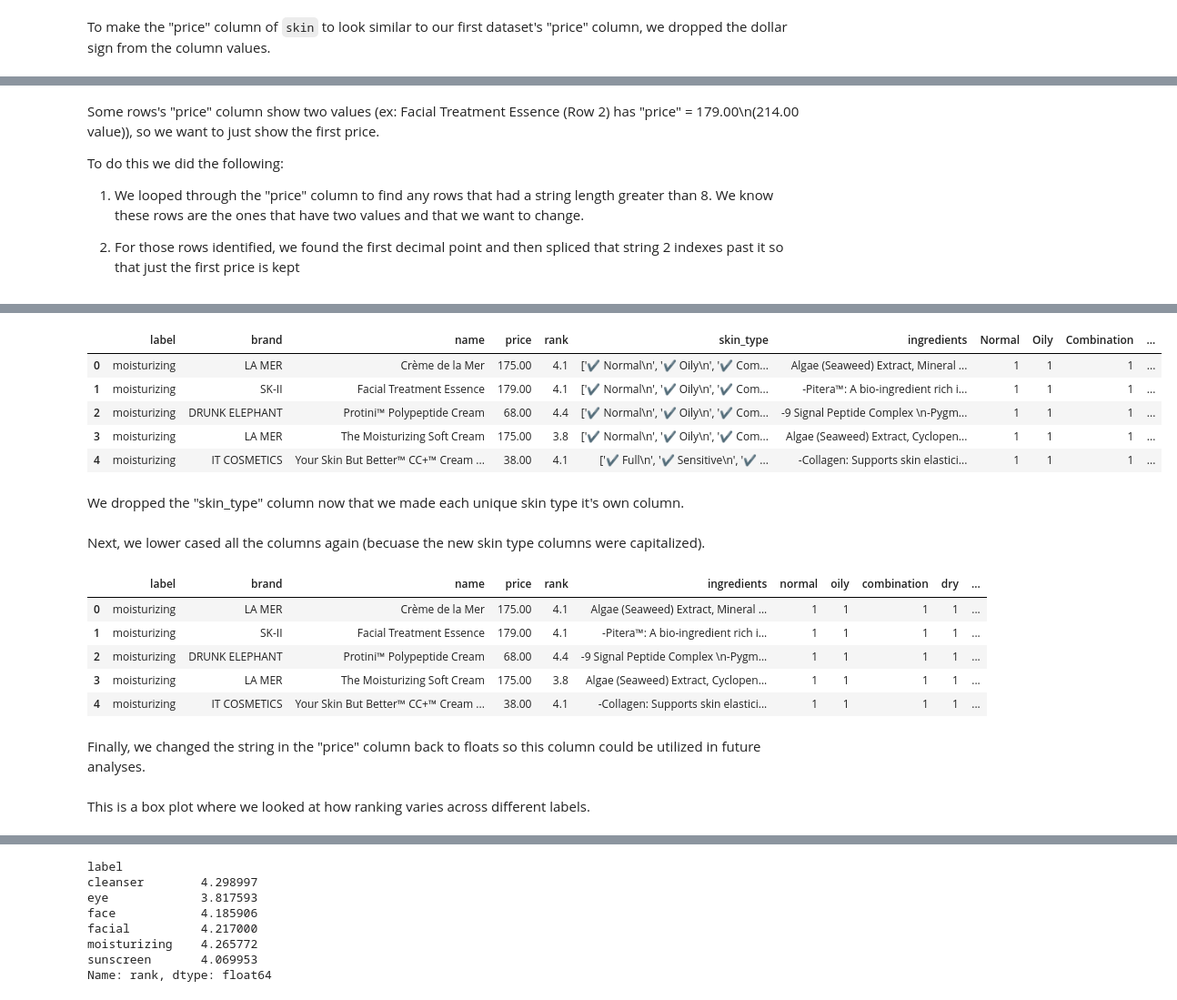
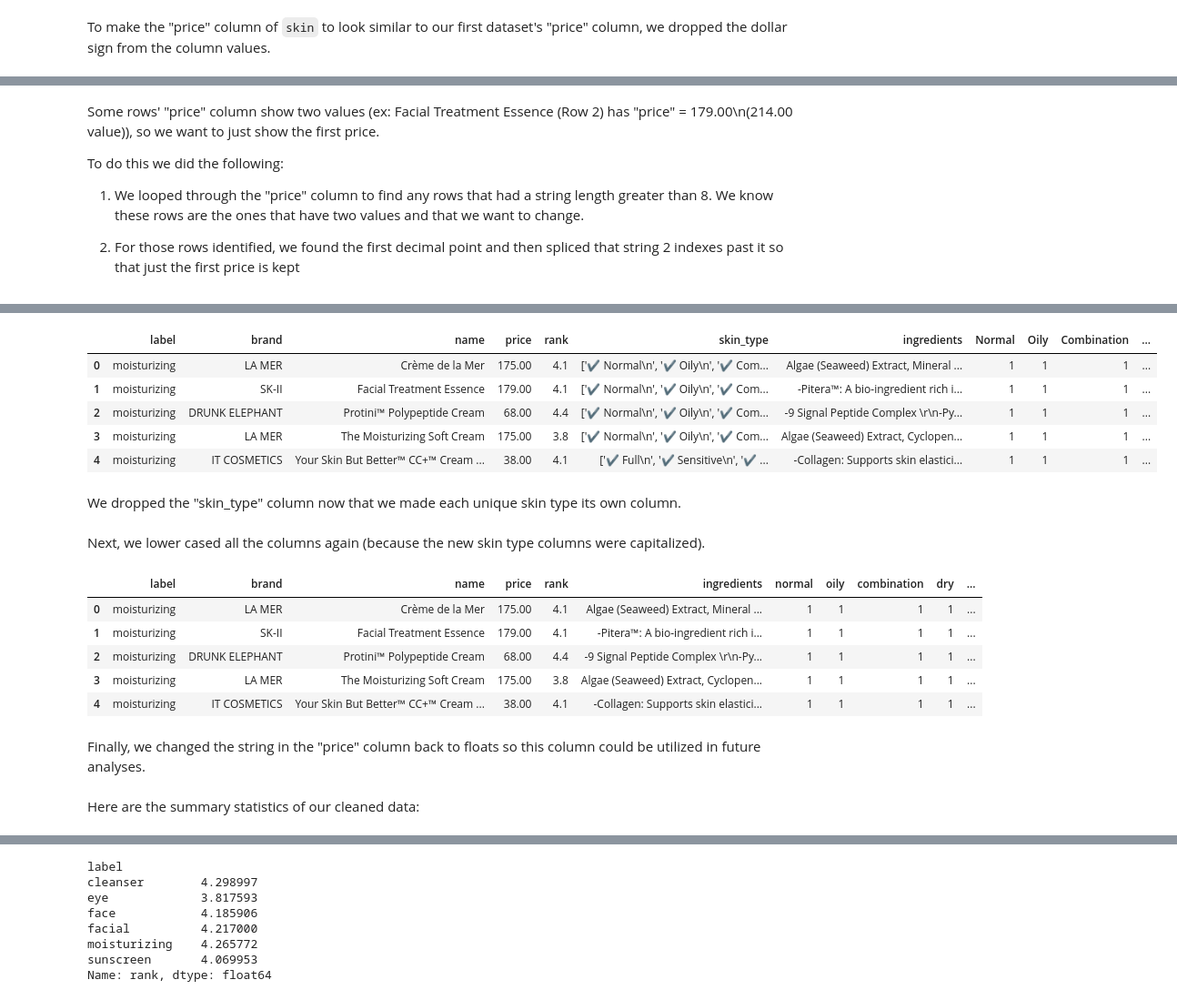
Before and after one commit to elitagao/info2950, a Jupyter notebook: INFO2950 Project.ipynb, the cells around one changed output, grey strips where cells are left out. Shown at 91% size. Drawn from its saved outputs; the diff is of its cells as text; code cells hidden in the pictures.

```diff
--- a/INFO2950 Project.ipynb
+++ b/INFO2950 Project.ipynb
@@ -258,13 +455,13 @@ skin.head()
 | 3 | moisturizing | LA MER | The Moisturizing Soft Cream | 175.00 | 3.8 | ['✔ Normal\n', '✔ Oily\n', '✔ Com... | Algae (Seaweed) Extract, Cyclopen... | 1 | 1 | 1 | ... |
 | 4 | moisturizing | IT COSMETICS | Your Skin But Better™ CC+™ Cream ... | 38.00 | 4.1 | ['✔ Full\n', '✔ Sensitive\n', '✔ ... | -Collagen: Supports skin elastici... | 1 | 1 | 1 | ... |
 # %% [markdown]
-Some rows's "price" column show two values (ex: Facial Treatment Essence (Row 2) has "price" = 179.00\n(214.00 value)), so we want to just show the first price.
+Some rows' "price" column show two values (ex: Facial Treatment Essence (Row 2) has "price" = 179.00\n(214.00 value)), so we want to just show the first price.
 
 To do this we did the following:
 
-1) We looped through the "price" column to find any rows that had a string length greater than 8. We know these rows are the ones that have two values and that we want to change.
+1. We looped through the "price" column to find any rows that had a string length greater than 8. We know these rows are the ones that have two values and that we want to change.
 
-2) For those rows identified, we found the first decimal point and then spliced that string 2 indexes past it so that just the first price is kept
+2. For those rows identified, we found the first decimal point and then spliced that string 2 indexes past it so that just the first price is kept
 # %%
 # 1) look through "price" to find rows with string length greater than 8. Print value and row number.
 skin['price'] = skin['price'].astype(str)
@@ -295,27 +492,27 @@ for x in skin['price']:
 # %%
 # 2) find decimal and splice
 step=-1
 for x in skin['price']:
     step+=1
-    if len(x)>7:
+    if len(x)>8:
         first_dec=skin.loc[step,'price'].find('.')
         skin.loc[step,'price']= skin.loc[step,'price'][:(first_dec+3)]
 
 
 skin.head()
 # %% [output]
 |  | label | brand | name | price | rank | skin_type | ingredients | Normal | Oily | Combination | ... |
 | 0 | moisturizing | LA MER | Crème de la Mer | 175.00 | 4.1 | ['✔ Normal\n', '✔ Oily\n', '✔ Com... | Algae (Seaweed) Extract, Mineral ... | 1 | 1 | 1 | ... |
 | 1 | moisturizing | SK-II | Facial Treatment Essence | 179.00 | 4.1 | ['✔ Normal\n', '✔ Oily\n', '✔ Com... | -Pitera™: A bio-ingredient rich i... | 1 | 1 | 1 | ... |
-| 2 | moisturizing | DRUNK ELEPHANT | Protini™ Polypeptide Cream | 68.00 | 4.4 | ['✔ Normal\n', '✔ Oily\n', '✔ Com... | -9 Signal Peptide Complex \n-Pygm... | 1 | 1 | 1 | ... |
+| 2 | moisturizing | DRUNK ELEPHANT | Protini™ Polypeptide Cream | 68.00 | 4.4 | ['✔ Normal\n', '✔ Oily\n', '✔ Com... | -9 Signal Peptide Complex \r\n-Py... | 1 | 1 | 1 | ... |
 | 3 | moisturizing | LA MER | The Moisturizing Soft Cream | 175.00 | 3.8 | ['✔ Normal\n', '✔ Oily\n', '✔ Com... | Algae (Seaweed) Extract, Cyclopen... | 1 | 1 | 1 | ... |
 | 4 | moisturizing | IT COSMETICS | Your Skin But Better™ CC+™ Cream ... | 38.00 | 4.1 | ['✔ Full\n', '✔ Sensitive\n', '✔ ... | -Collagen: Supports skin elastici... | 1 | 1 | 1 | ... |
 # %% [markdown]
-We dropped the "skin_type" column now that we made each unique skin type it's own column.
+We dropped the "skin_type" column now that we made each unique skin type its own column.
 # %%
 skin = skin.drop(['skin_type'], axis = 1)
 # %% [markdown]
-Next, we lower cased all the columns again (becuase the new skin type columns were capitalized).
+Next, we lower cased all the columns again (because the new skin type columns were capitalized).
 # %%
 lower_ingredients = [i.lower() for i in skin.columns]
 skin=skin.copy()
@@ -326,12 +523,12 @@ skin.head()
 |  | label | brand | name | price | rank | ingredients | normal | oily | combination | dry | ... |
 | 0 | moisturizing | LA MER | Crème de la Mer | 175.00 | 4.1 | Algae (Seaweed) Extract, Mineral ... | 1 | 1 | 1 | 1 | ... |
 | 1 | moisturizing | SK-II | Facial Treatment Essence | 179.00 | 4.1 | -Pitera™: A bio-ingredient rich i... | 1 | 1 | 1 | 1 | ... |
-| 2 | moisturizing | DRUNK ELEPHANT | Protini™ Polypeptide Cream | 68.00 | 4.4 | -9 Signal Peptide Complex \n-Pygm... | 1 | 1 | 1 | 1 | ... |
+| 2 | moisturizing | DRUNK ELEPHANT | Protini™ Polypeptide Cream | 68.00 | 4.4 | -9 Signal Peptide Complex \r\n-Py... | 1 | 1 | 1 | 1 | ... |
 | 3 | moisturizing | LA MER | The Moisturizing Soft Cream | 175.00 | 3.8 | Algae (Seaweed) Extract, Cyclopen... | 1 | 1 | 1 | 1 | ... |
 | 4 | moisturizing | IT COSMETICS | Your Skin But Better™ CC+™ Cream ... | 38.00 | 4.1 | -Collagen: Supports skin elastici... | 1 | 1 | 1 | 1 | ... |
 # %% [markdown]
 Finally, we changed the string in the "price" column back to floats so this column could be utilized in future analyses.
 # %%
 skin['price'] = skin['price'].astype(float)
-# %% [markdown]
-This is a box plot where we looked at how ranking varies across different labels.
+# %% [markdown]
+Here are the summary statistics of our cleaned data:
```
Also changed, not shown: parts of 59 cells of this notebook.
